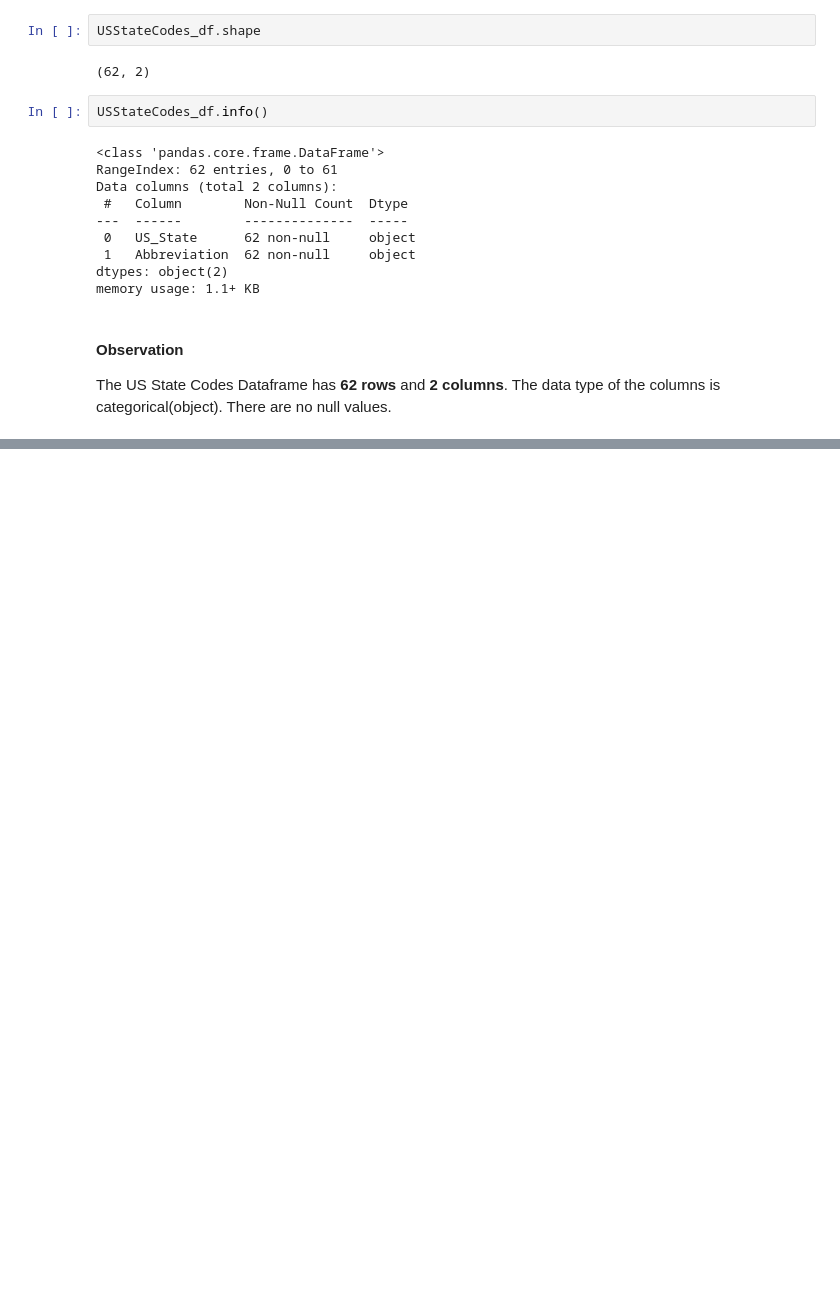
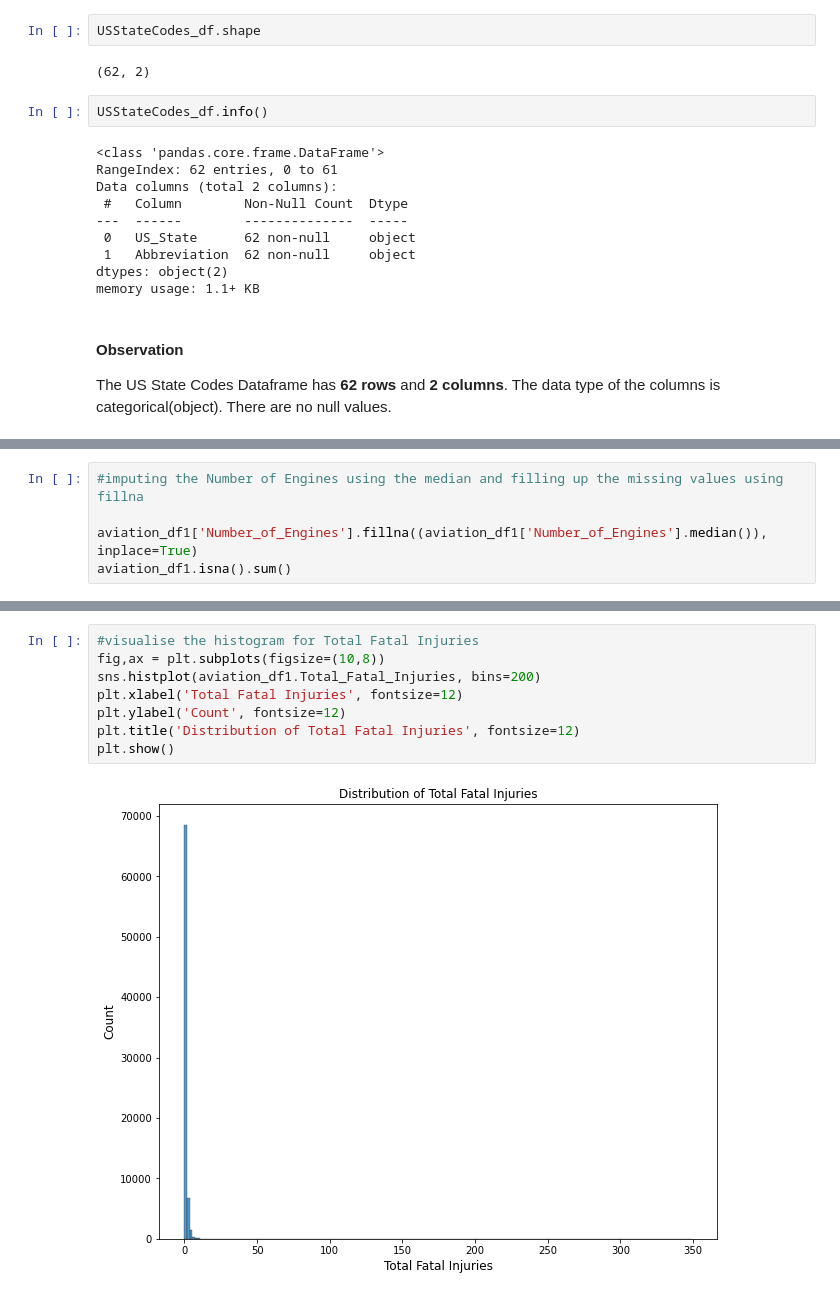
Before and after one commit to HuldahCR/Aircraft-Risk-Assessment-Phase-One-Project, a Jupyter notebook: Draft_Risk_Assessment.ipynb, the cells around one changed output, grey strips where cells are left out. Cells and saved outputs as stored; diff of their text form; blank space fills up the shorter version.

```diff
--- a/Draft_Risk_Assessment.ipynb
+++ b/Draft_Risk_Assessment.ipynb
@@ -238,0 +420,5 @@ The US State Codes Dataframe has **62 rows** and **2 columns**. The data type of
+# %%
+#imputing the Number of Engines using the median and filling up the missing values using fillna
+
+aviation_df1['Number_of_Engines'].fillna((aviation_df1['Number_of_Engines'].median()), inplace=True)
+aviation_df1.isna().sum()
@@ -238,0 +464,10 @@ The US State Codes Dataframe has **62 rows** and **2 columns**. The data type of
+# %%
+#visualise the histogram for Total Fatal Injuries
+fig,ax = plt.subplots(figsize=(10,8))
+sns.histplot(aviation_df1.Total_Fatal_Injuries, bins=200)
+plt.xlabel('Total Fatal Injuries', fontsize=12)
+plt.ylabel('Count', fontsize=12)
+plt.title('Distribution of Total Fatal Injuries', fontsize=12)
+plt.show()
+# %% [output]
+[figure, added]
```
Also changed, not shown: parts of 45 cells of this notebook.
